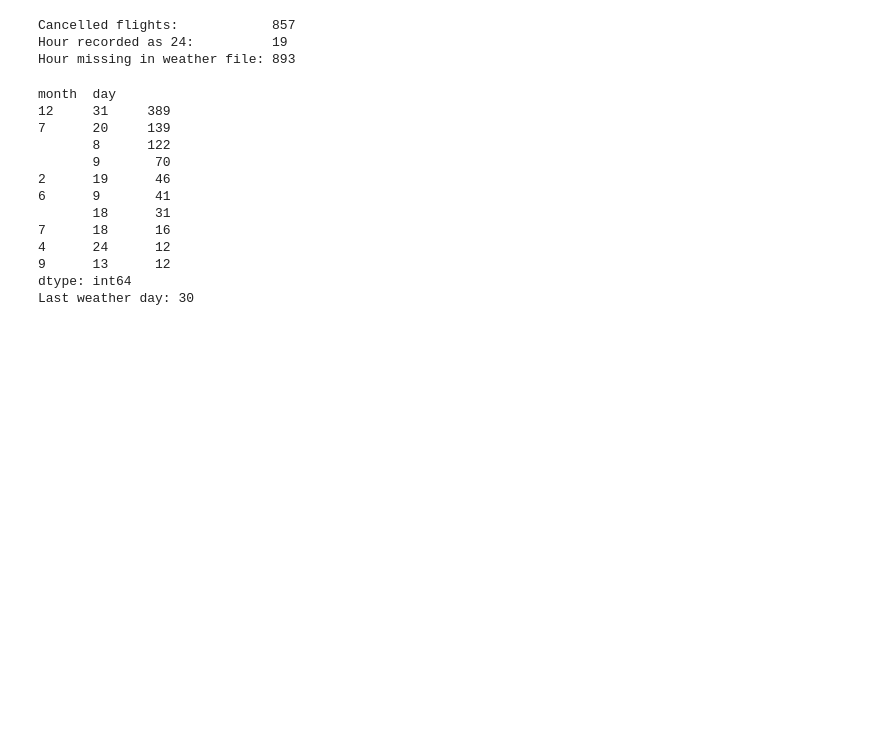
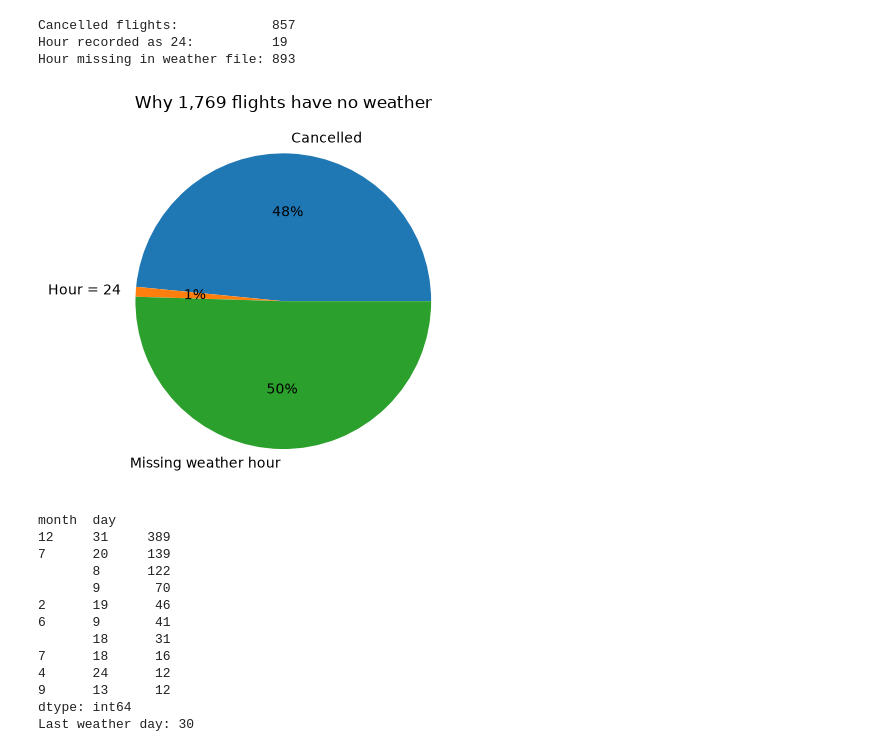
Before and after one commit to seyhasenganz/my-sql-assignment, a Jupyter notebook: flight_weather_analysis/Flight_Weather_Delay_Analysis.ipynb, the cells around one changed output. Cells and saved outputs as stored; diff of their text form; code cells hidden in the pictures; blank space fills up the shorter version.

```diff
--- a/flight_weather_analysis/Flight_Weather_Delay_Analysis.ipynb
+++ b/flight_weather_analysis/Flight_Weather_Delay_Analysis.ipynb
@@ -177,4 +174,14 @@ print('Hour missing in weather file:', missing_weather)
 Cancelled flights:            857
 Hour recorded as 24:          19
 Hour missing in weather file: 893
+# %%
+# ===== 11th code block (of 60) =====
+# Pie chart of the three reasons (Session 5 style)
+reasons = pd.Series({'Cancelled': cancelled, 'Hour = 24': hour_24, 'Missing weather hour': missing_weather})
+reasons.plot(kind='pie', autopct='%1.0f%%')
+plt.ylabel('')
+plt.title('Why 1,769 flights have no weather')
+plt.show()
+# %% [output]
+[figure, added]
 # %%
```
Also changed, not shown: parts of 126 cells of this notebook, 1 other file.
